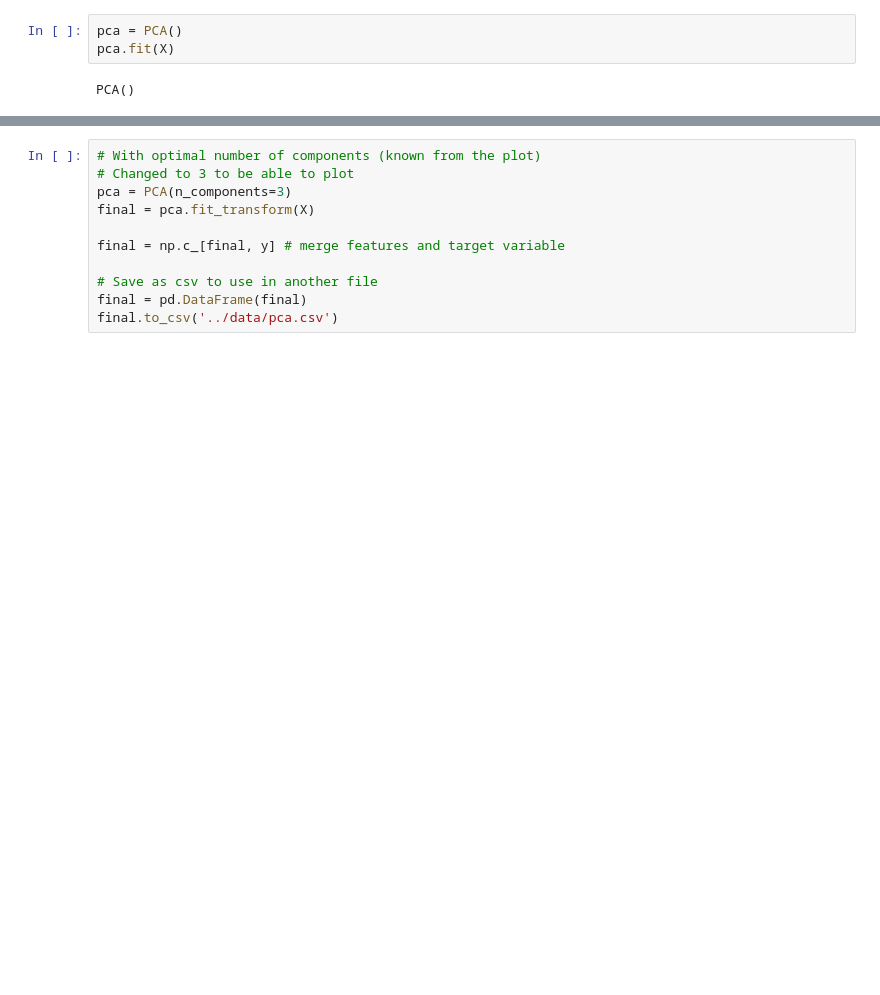
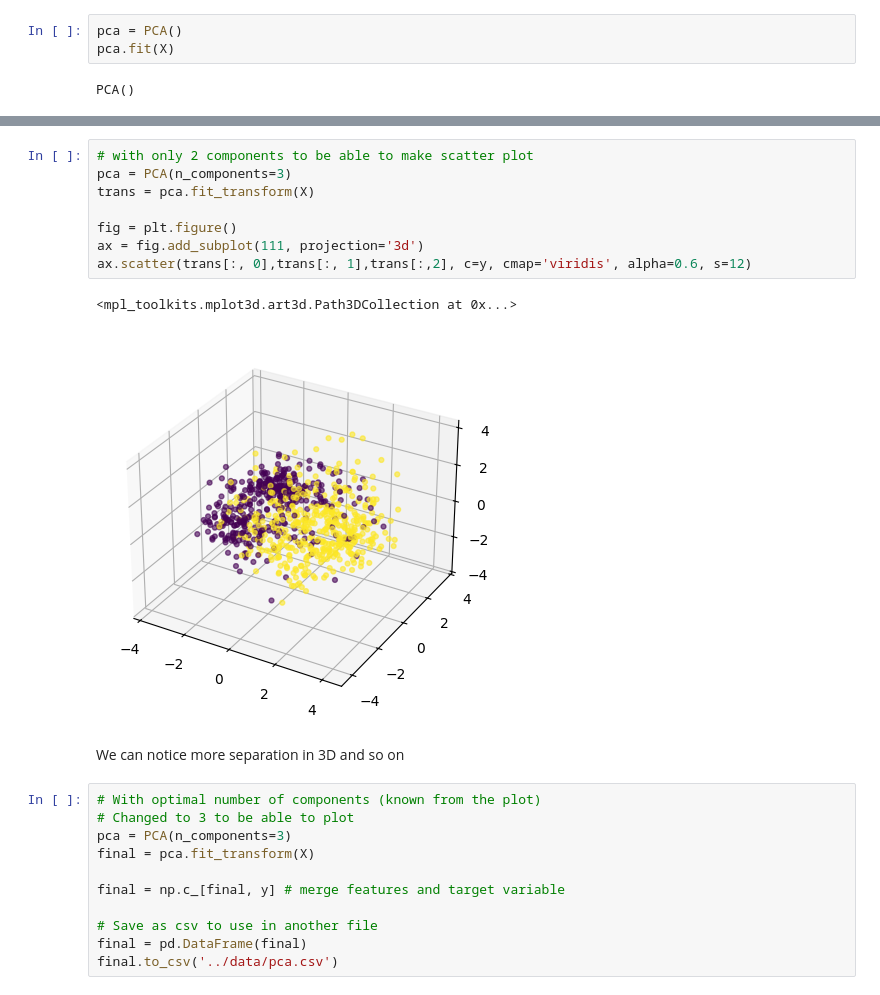
Before and after one commit to yahia997/SprintUp-AI-ML-project, a Jupyter notebook: notebooks/02_pca_analysis.ipynb, the cells around one changed output, grey strips where cells are left out. Cells and saved outputs as stored; diff of their text form; blank space fills up the shorter version.

```diff
--- a/notebooks/02_pca_analysis.ipynb
+++ b/notebooks/02_pca_analysis.ipynb
@@ -45,3 +45,16 @@ plt.scatter(x=trans[:, 0], y=trans[:, 1], c=y, cmap='viridis', alpha=0.6)
+# %%
+# with only 2 components to be able to make scatter plot
+pca = PCA(n_components=3)
+trans = pca.fit_transform(X)
+
+fig = plt.figure()
+ax = fig.add_subplot(111, projection='3d')
+ax.scatter(trans[:, 0],trans[:, 1],trans[:,2], c=y, cmap='viridis', alpha=0.6, s=12)
+# %% [output]
+<mpl_toolkits.mplot3d.art3d.Path3DCollection at 0x...>
+[figure, added]
+# %% [markdown]
+We can notice more separation in 3D and so on
 # %%
 # With optimal number of components (known from the plot)
 # Changed to 3 to be able to plot
```
Also changed, not shown: parts of 3 cells of this notebook, 14 other files.
